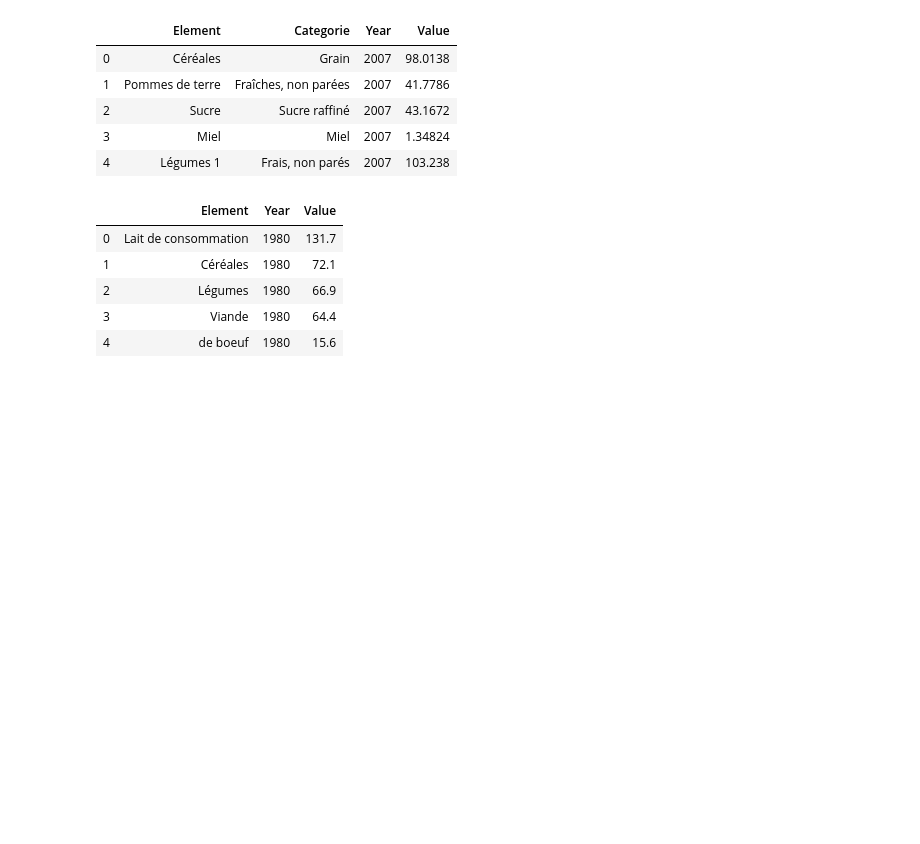
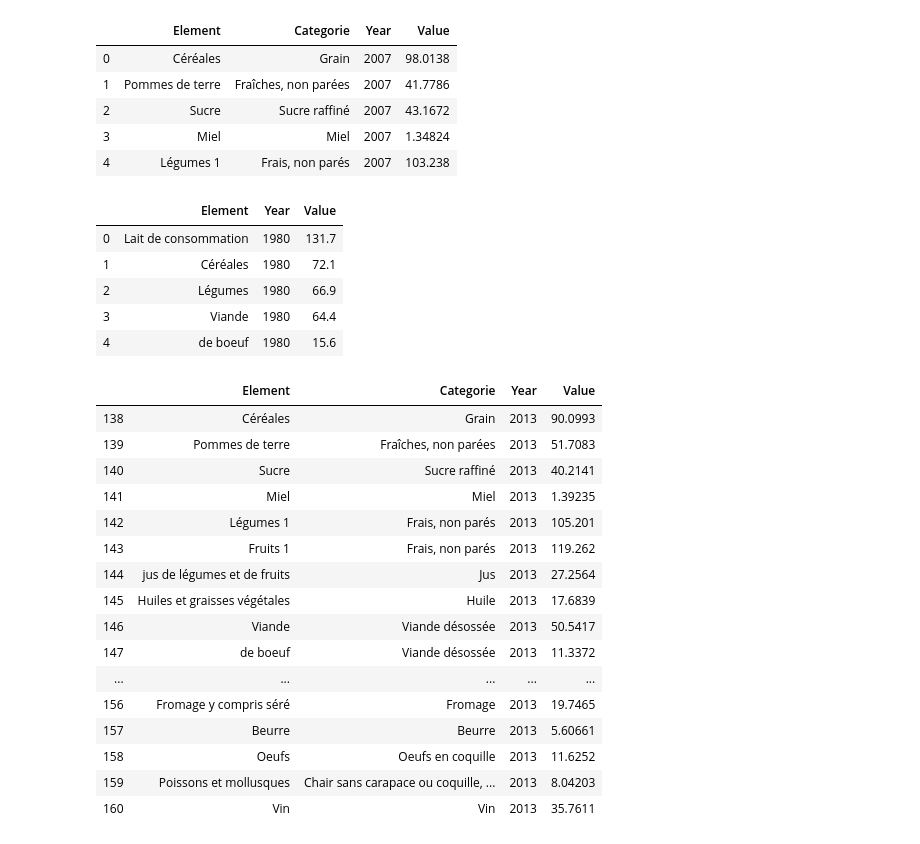
Before and after one commit to jlabhard/ADA_Project, a Jupyter notebook: Project_notebook.ipynb, the cells around one changed output. Cells and saved outputs as stored; diff of their text form; code cells hidden in the pictures; blank space fills up the shorter version.

```diff
--- a/Project_notebook.ipynb
+++ b/Project_notebook.ipynb
@@ -320,14 +382,14 @@ food_consumption.sheet_names
 # %% [output]
 ['Dès 2007', '1980-2006']
 # %%
-food_consumption_after17 = food_consumption.parse('Dès 2007')
+food_consumption_after07 = food_consumption.parse('Dès 2007')
 food_consumption_before07 = food_consumption.parse('1980-2006')
 # %%
-food_consumption_after17.columns = ['Element', 'Categorie', '2007', '2008', '2009', '2010', '2011', '2012', '2013', '2014', '2015', '2016', '2017']
+food_consumption_after07.columns = ['Element', 'Categorie', '2007', '2008', '2009', '2010', '2011', '2012', '2013', '2014', '2015', '2016', '2017']
 food_consumption_before07.columns = ['Element', '1980', '1985', '1990', '1995', '1996', '1997', '1998', '1999', '2000', '2001', '2002', '2003', '2004', '2005', '2006']
 # %%
-food_consumption_after17 = food_consumption_after17[pd.notnull(food_consumption_after17['Categorie']) &
-                                                    pd.notnull(food_consumption_after17['Element'])]\
+food_consumption_after07 = food_consumption_after07[pd.notnull(food_consumption_after07['Categorie']) &
+                                                    pd.notnull(food_consumption_after07['Element'])]\
                                 .reset_index()\
                                 .drop(['index'], axis=1)
 # %%
@@ -354,6 +416,6 @@ food_consumption_before07.head()
 | 3 | Viande | 64.4 | 64.2 | 62.1 | 57.6 | 56.4 | 55.7 | 53.8 | 53.1 | 51.9 | 51.9 | ... |
 | 4 | de boeuf | 15.6 | 15.8 | 14.6 | 12.6 | 11.9 | 12.4 | 10.8 | 11.1 | 9.9 | 9.3 | ... |
 # %%
-food_consumption_after17 = food_consumption_after17.melt(id_vars=['Element', 'Categorie'], var_name='Year', value_name='Value')
+food_consumption_after07 = food_consumption_after07.melt(id_vars=['Element', 'Categorie'], var_name='Year', value_name='Value')
 food_consumption_before07 = food_consumption_before07.melt(id_vars='Element', var_name='Year', value_name='Value')
 # %%
@@ -376,0 +443,20 @@ food_consumption_before07.head()
+# %%
+food_consumption_after07[food_consumption_after07['Year'] == '2013']
+# %% [output]
+|  | Element | Categorie | Year | Value |
+| 138 | Céréales | Grain | 2013 | 90.0993 |
+| 139 | Pommes de terre | Fraîches, non parées | 2013 | 51.7083 |
+| 140 | Sucre | Sucre raffiné | 2013 | 40.2141 |
+| 141 | Miel | Miel | 2013 | 1.39235 |
+| 142 | Légumes 1 | Frais, non parés | 2013 | 105.201 |
+| 143 | Fruits 1 | Frais, non parés | 2013 | 119.262 |
+| 144 | jus de légumes et de fruits | Jus | 2013 | 27.2564 |
+| 145 | Huiles et graisses végétales | Huile | 2013 | 17.6839 |
+| 146 | Viande | Viande désossée | 2013 | 50.5417 |
+| 147 | de boeuf | Viande désossée | 2013 | 11.3372 |
+| ... | ... | ... | ... | ... |
+| 156 | Fromage y compris séré | Fromage | 2013 | 19.7465 |
+| 157 | Beurre | Beurre | 2013 | 5.60661 |
+| 158 | Oeufs | Oeufs en coquille | 2013 | 11.6252 |
+| 159 | Poissons et mollusques | Chair sans carapace ou coquille, ... | 2013 | 8.04203 |
+| 160 | Vin | Vin | 2013 | 35.7611 |
```
Also changed, not shown: parts of 22 cells of this notebook.
